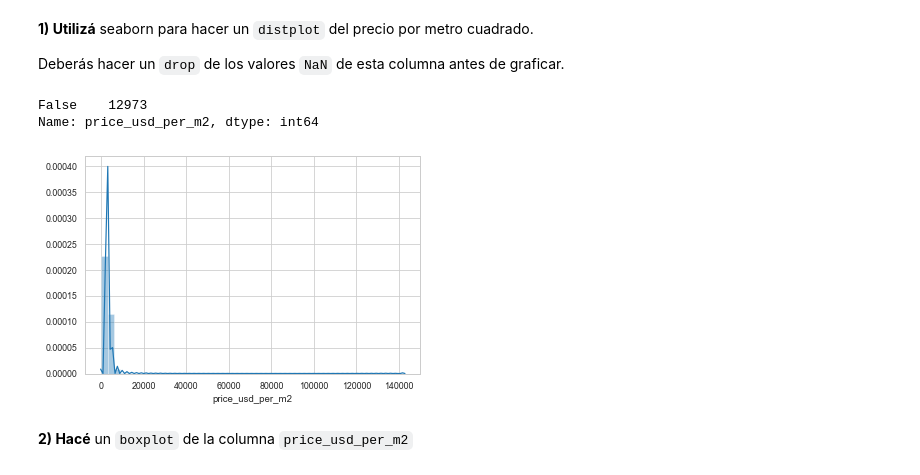
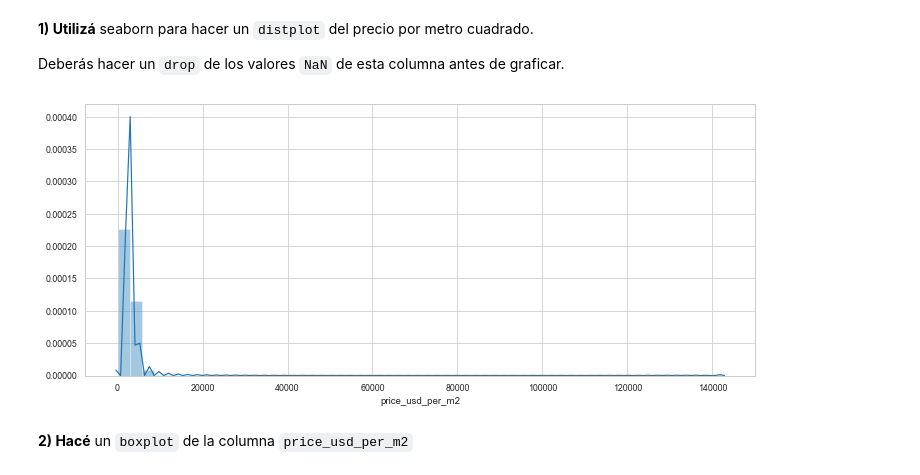
Before and after one commit to fpaterson/Acamica-Data-Science, a Jupyter notebook: Entregas/2° entrega/recursos_proyecto_2.ipynb, the cells around one changed output. Drawn from its saved outputs; the diff is of its cells as text; code cells hidden in the pictures.

```diff
--- a/Entregas/2° entrega/recursos_proyecto_2.ipynb
+++ b/Entregas/2° entrega/recursos_proyecto_2.ipynb
@@ -68,16 +68,12 @@ Vamos a trabajar con `price_usd_per_m2`. Precios altos pueden corresponderse con
 Deberás hacer un `drop` de los valores `NaN` de esta columna antes de graficar.
 # %%
 # Mostrá la figura en esta celda
-df_clean = df
-df_clean.dropna(subset=['price_usd_per_m2'], inplace=True)
-df_clean.price_usd_per_m2.isnull().value_counts()
+df.dropna(subset=['price_usd_per_m2'], inplace=True)
+df.price_usd_per_m2.isnull().value_counts()
+
+ax = sns.distplot(df['price_usd_per_m2'])
 # %% [output]
-False    12973
-Name: price_usd_per_m2, dtype: int64
+[figure, added]
-# %%
-ax = sns.distplot(df_clean['price_usd_per_m2'])
-# %% [output]
-[figure, removed]
 # %% [markdown]
 **2) Hacé** un `boxplot` de la columna `price_usd_per_m2`
 # %%
```
Also changed, not shown: parts of 8 cells of this notebook, 5 other files.
